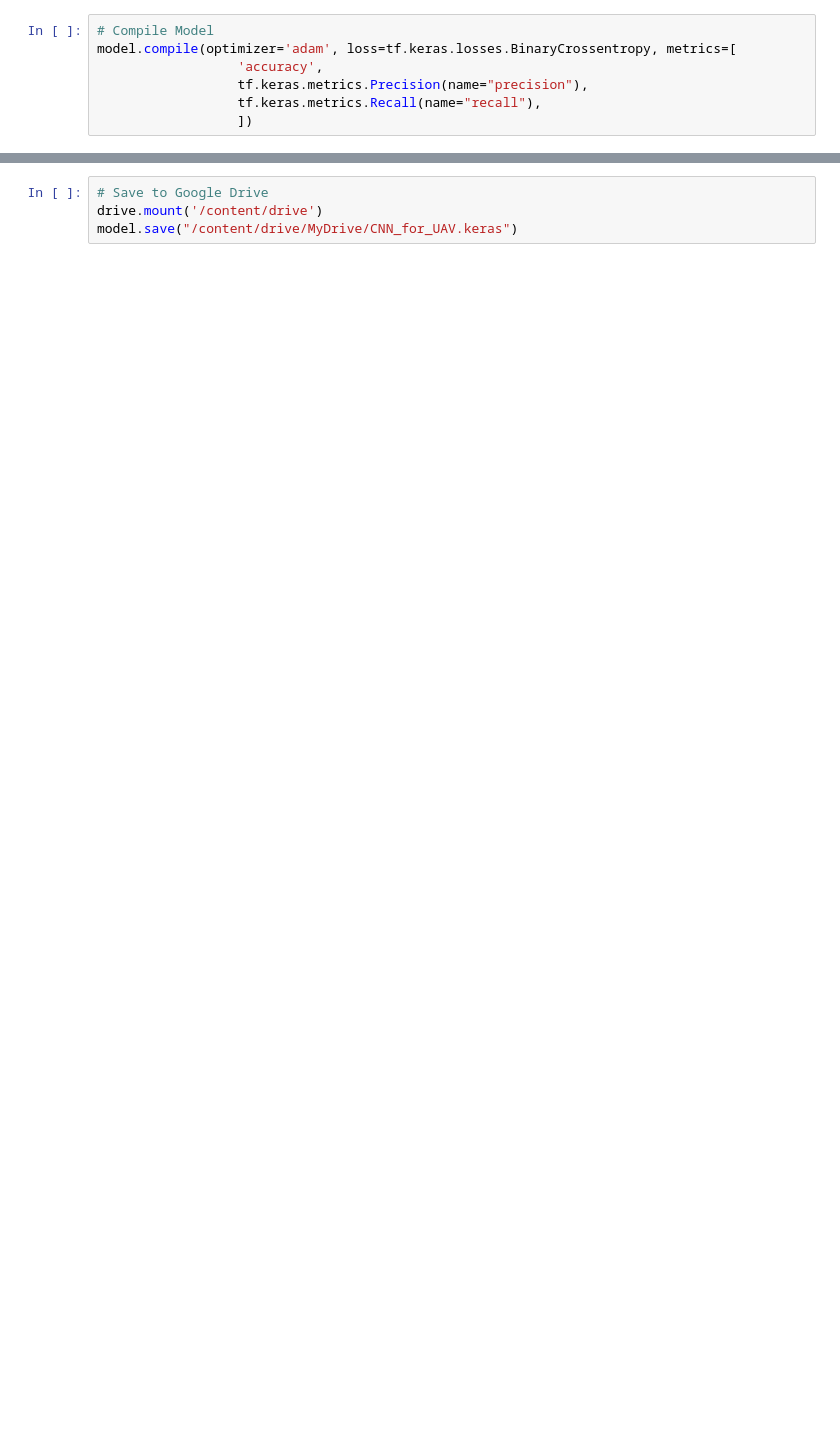
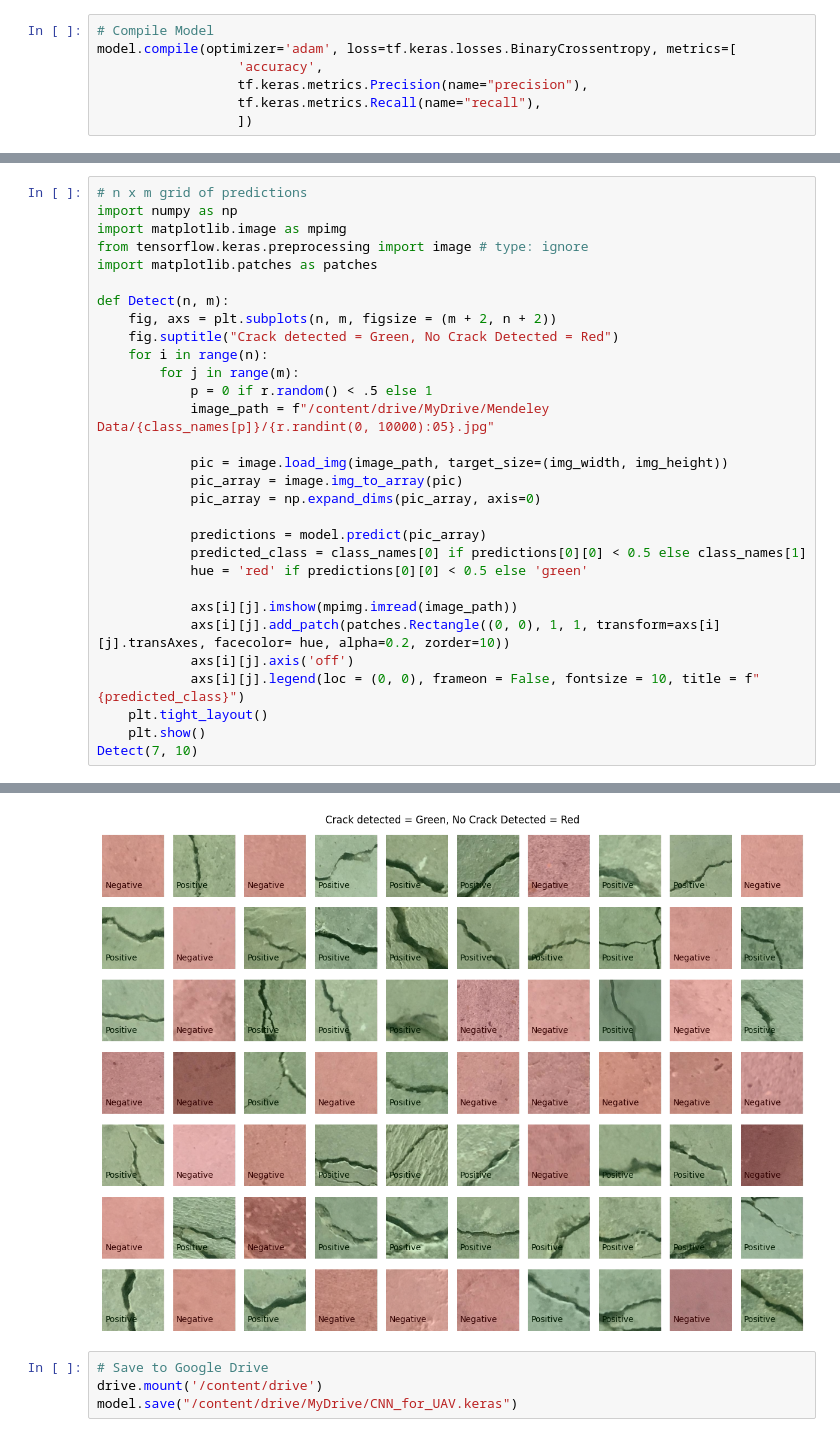
Before and after one commit to TonyStone23/UAV-for-Concrete-Crack-Inspection, a Jupyter notebook: Concrete_Inspection_CNN.ipynb, the cells around one changed output, grey strips where cells are left out. Saved outputs shown, nothing was run; the diff lists cells and outputs as text; blank space fills up the shorter version.

```diff
--- a/Concrete_Inspection_CNN.ipynb
+++ b/Concrete_Inspection_CNN.ipynb
@@ -292,0 +308,31 @@ plt.show()
+# %%
+# n x m grid of predictions
+import numpy as np
+import matplotlib.image as mpimg
+from tensorflow.keras.preprocessing import image # type: ignore
+import matplotlib.patches as patches
+
+def Detect(n, m):
+    fig, axs = plt.subplots(n, m, figsize = (m + 2, n + 2))
+    fig.suptitle("Crack detected = Green, No Crack Detected = Red")
+    for i in range(n):
+        for j in range(m):
+            p = 0 if r.random() < .5 else 1
+            image_path = f"/content/drive/MyDrive/Mendeley Data/{class_names[p]}/{r.randint(0, 10000):05}.jpg"
+
+            pic = image.load_img(image_path, target_size=(img_width, img_height))
+            pic_array = image.img_to_array(pic)
+            pic_array = np.expand_dims(pic_array, axis=0)
+
+            predictions = model.predict(pic_array)
+            predicted_class = class_names[0] if predictions[0][0] < 0.5 else class_names[1]
+            hue = 'red' if predictions[0][0] < 0.5 else 'green'
+
+            axs[i][j].imshow(mpimg.imread(image_path))
+            axs[i][j].add_patch(patches.Rectangle((0, 0), 1, 1, transform=axs[i][j].transAxes, facecolor= hue, alpha=0.2, zorder=10))
+            axs[i][j].axis('off')
+            axs[i][j].legend(loc = (0, 0), frameon = False, fontsize = 10, title = f"{predicted_class}")
+    plt.tight_layout()
+    plt.show()
+Detect(7, 10)
+# %% [output]
@@ -293,3 +359,4 @@ plt.show()
+[figure, added]
 # %%
 # Save to Google Drive
 drive.mount('/content/drive')
```
Also changed, not shown: parts of 10 cells of this notebook.
